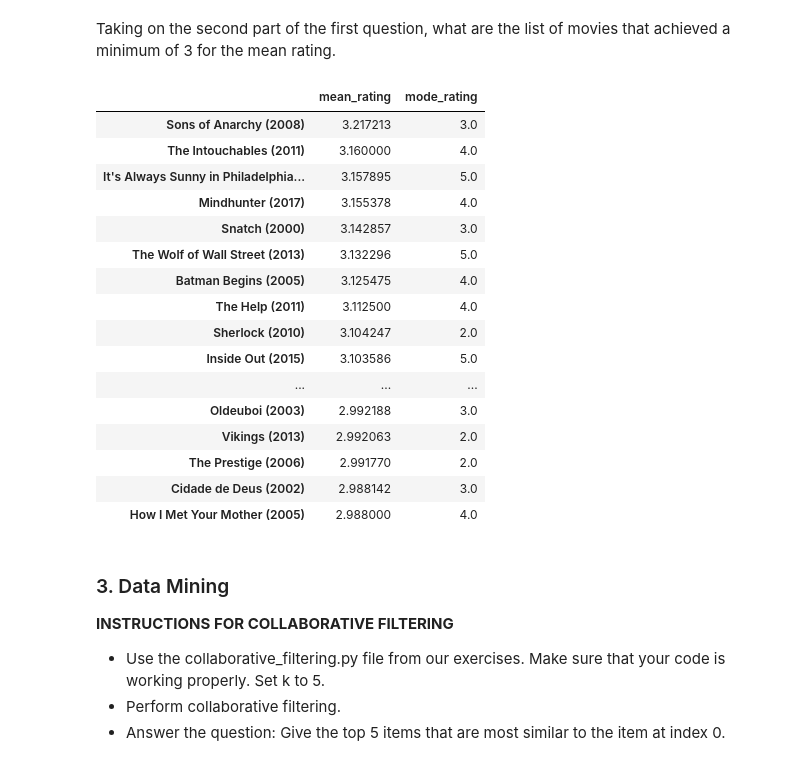
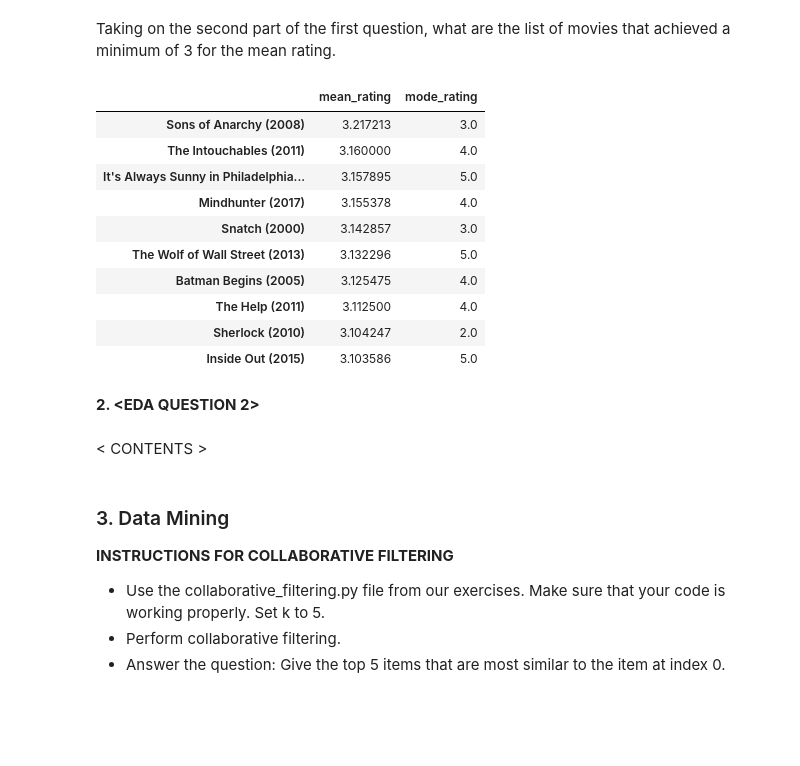
Before and after one commit to jm55/CSMODEL, a Jupyter notebook: Project 2/CSMODEL - Movies_Collab Project.ipynb, the cells around one changed output. Drawn from its saved outputs; the diff is of its cells as text; code cells hidden in the pictures; blank space fills up the shorter version.

```diff
--- a/Project 2/CSMODEL - Movies_Collab Project.ipynb
+++ b/Project 2/CSMODEL - Movies_Collab Project.ipynb
@@ -60,5 +60,6 @@ movie_df.drop(columns='Unnamed: 0', inplace=True)
 movie_df.drop_duplicates(subset='movie',inplace=True)
 movie_df.sort_values(by='imdb',inplace=True,ascending=False)
 movie_df['movie_year'] = movie_df.movie.map(str) +' ('+movie_df.year.map(str)+')' #https://stackoverflow.com/a/11858532
+movie_df.drop(columns='metascore', inplace=True)
 movie_df
 # %% [output]
@@ -132,25 +130,23 @@ Most Frequent Rating Value: 2.99
 Taking on the second part of the first question, what are the list of movies that achieved a minimum of 3 for the mean rating.
 # %%
 vis_df = vis_df[vis_df['mean_rating'] >= overall_mean].sort_values(by='mean_rating', ascending=False)
-vis_df
+vis_df.iloc[0:10]
 # %% [output]
 |  | mean_rating | mode_rating |
 | Sons of Anarchy (2008) | 3.217213 | 3.0 |
 | The Intouchables (2011) | 3.160000 | 4.0 |
 | It's Always Sunny in Philadelphia... | 3.157895 | 5.0 |
 | Mindhunter (2017) | 3.155378 | 4.0 |
 | Snatch (2000) | 3.142857 | 3.0 |
 | The Wolf of Wall Street (2013) | 3.132296 | 5.0 |
 | Batman Begins (2005) | 3.125475 | 4.0 |
 | The Help (2011) | 3.112500 | 4.0 |
 | Sherlock (2010) | 3.104247 | 2.0 |
 | Inside Out (2015) | 3.103586 | 5.0 |
-| ... | ... | ... |
-| Oldeuboi (2003) | 2.992188 | 3.0 |
-| Vikings (2013) | 2.992063 | 2.0 |
-| The Prestige (2006) | 2.991770 | 2.0 |
-| Cidade de Deus (2002) | 2.988142 | 3.0 |
-| How I Met Your Mother (2005) | 2.988000 | 4.0 |
+# %% [markdown]
+**2. <EDA QUESTION 2>**
+# %% [markdown]
+< CONTENTS >
 # %% [markdown]
 ### 3. Data Mining
 
```
Also changed, not shown: parts of 19 cells of this notebook.
